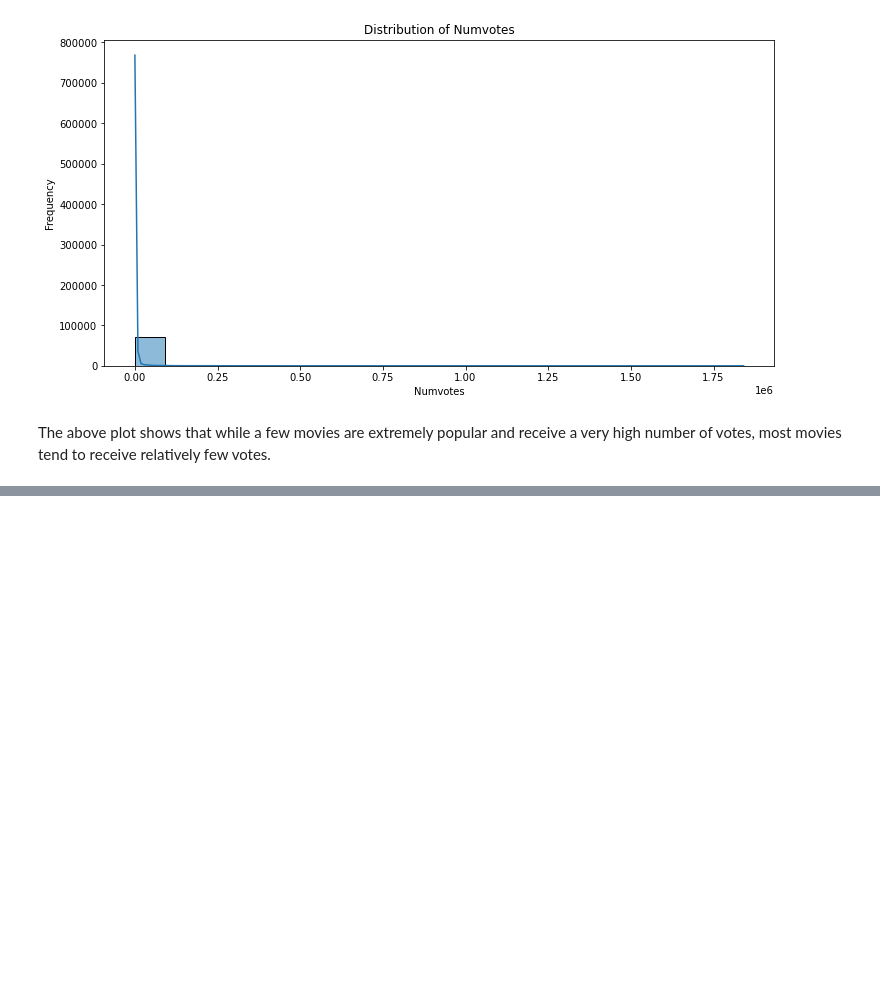
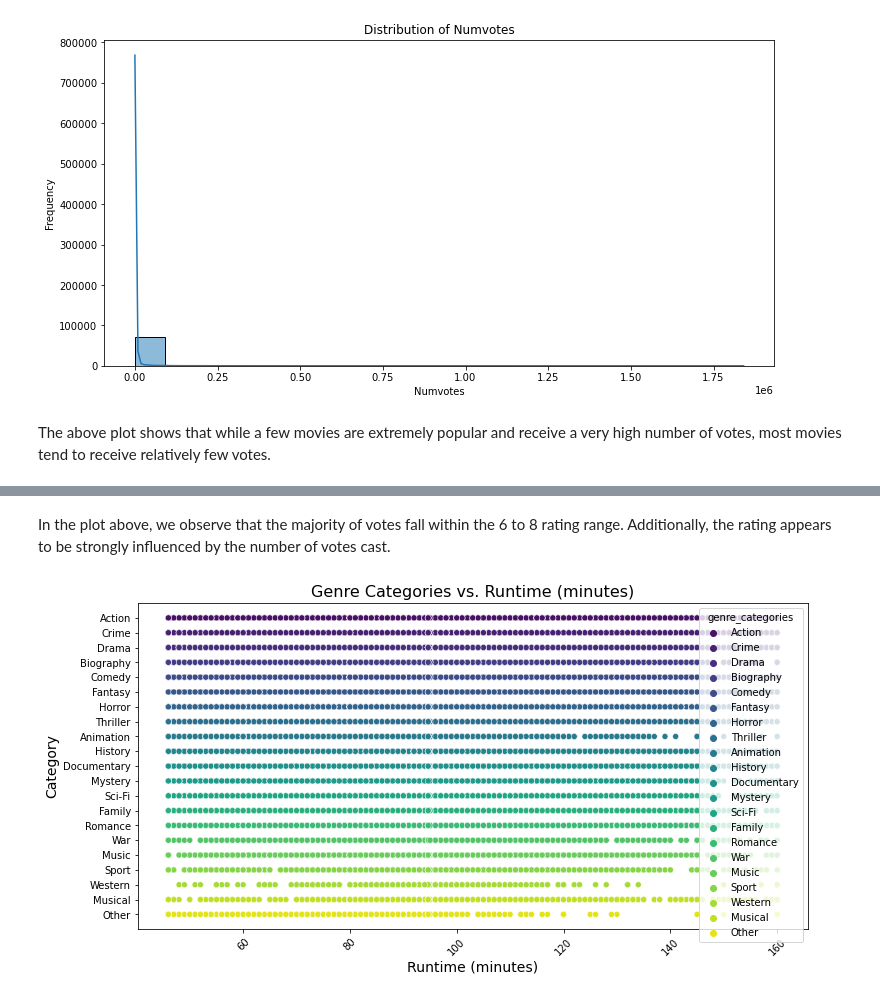
Before and after one commit to Anniemarie001/DSC-PHASE1-PROJECT, a Jupyter notebook: index.ipynb, the cells around one changed output, grey strips where cells are left out. Saved outputs shown, nothing was run; the diff lists cells and outputs as text; code cells hidden in the pictures; blank space fills up the shorter version.

```diff
--- a/index.ipynb
+++ b/index.ipynb
@@ -743,0 +765,13 @@ The above plot shows that while a few movies are extremely popular and receive a
+# %% [markdown]
+In the plot above, we observe that the majority of votes fall within the 6 to 8 rating range. Additionally, the rating appears to be strongly influenced by the number of votes cast.
+# %%
+# Scatter plot for runtime_minutes
+plt.figure(figsize=(12, 6))
+sns.scatterplot(x='runtime_minutes_winsorized', y='genre_categories', data=exploded, hue='genre_categories', palette='viridis')
+plt.title('Genre Categories vs. Runtime (minutes)', fontsize=16)
+plt.xlabel('Runtime (minutes)', fontsize=14)
+plt.ylabel('Category', fontsize=14)
+plt.xticks(rotation=45)
+plt.show()
+# %% [output]
+[figure, added]
```
Also changed, not shown: parts of 9 cells of this notebook.
